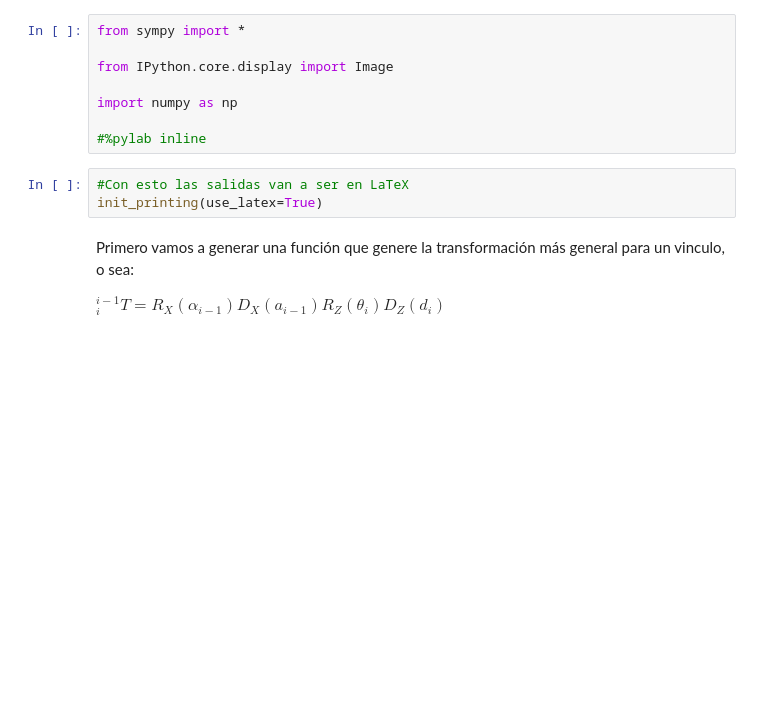
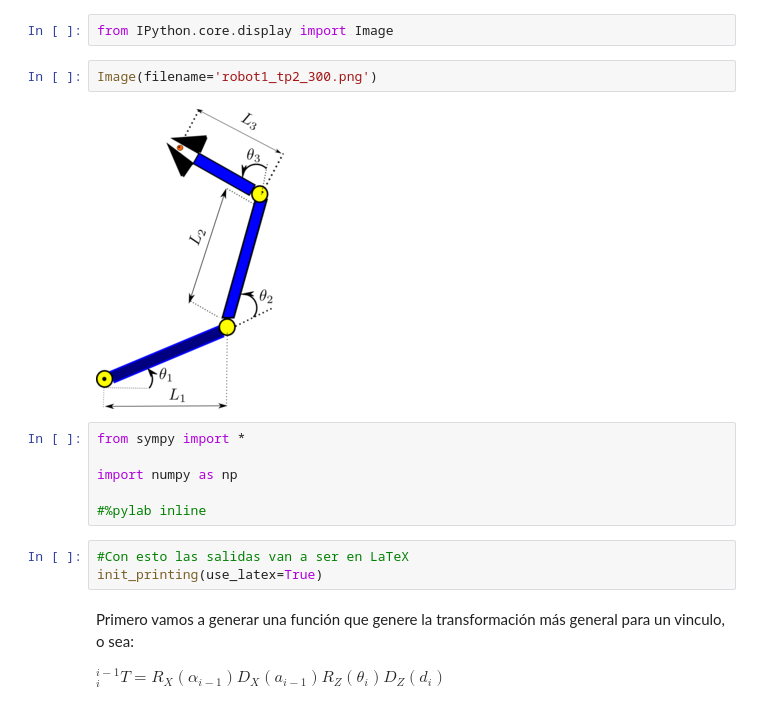
Before and after one commit to elsuizo/Control_de_robots_py, a Jupyter notebook: tp2.ipynb, the cells around one changed output. Cells and saved outputs as stored; diff of their text form; blank space fills up the shorter version.

```diff
--- a/tp2.ipynb
+++ b/tp2.ipynb
@@ -23,7 +20,11 @@
+# %%
+from IPython.core.display import Image
+# %%
+Image(filename='robot1_tp2_300.png')
+# %% [output]
+[figure, added]
 # %%
 from sympy import *
-
-from IPython.core.display import Image
 
 import numpy as np
 
```
Also changed, not shown: parts of 9 cells of this notebook.
